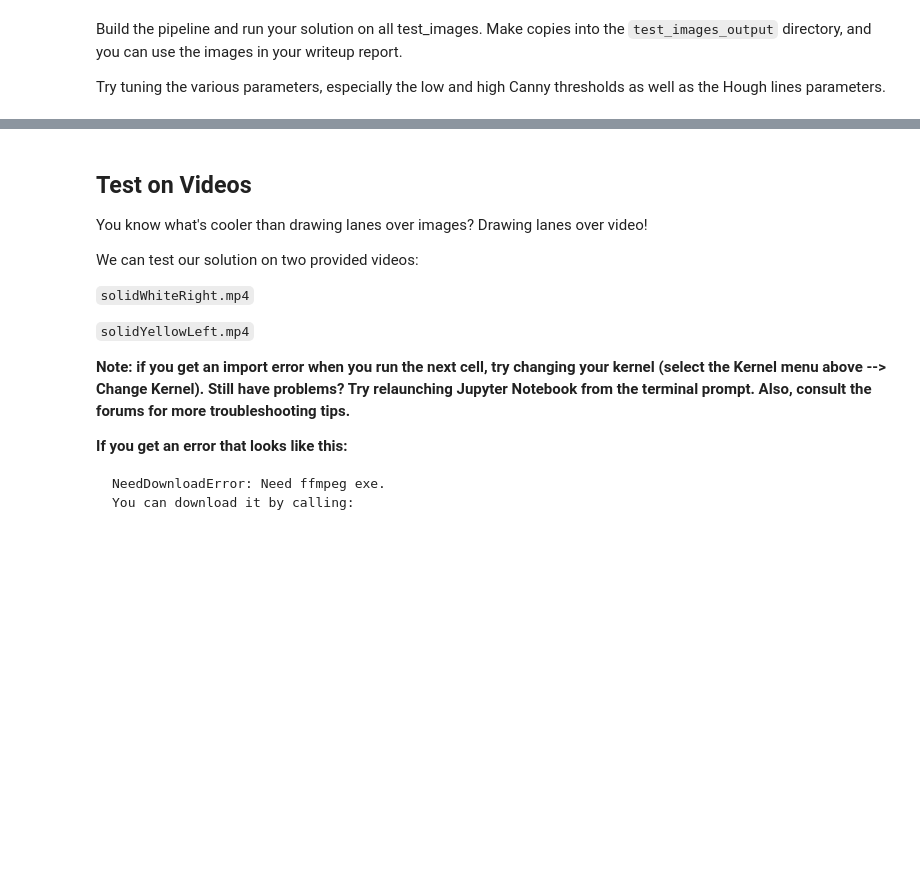
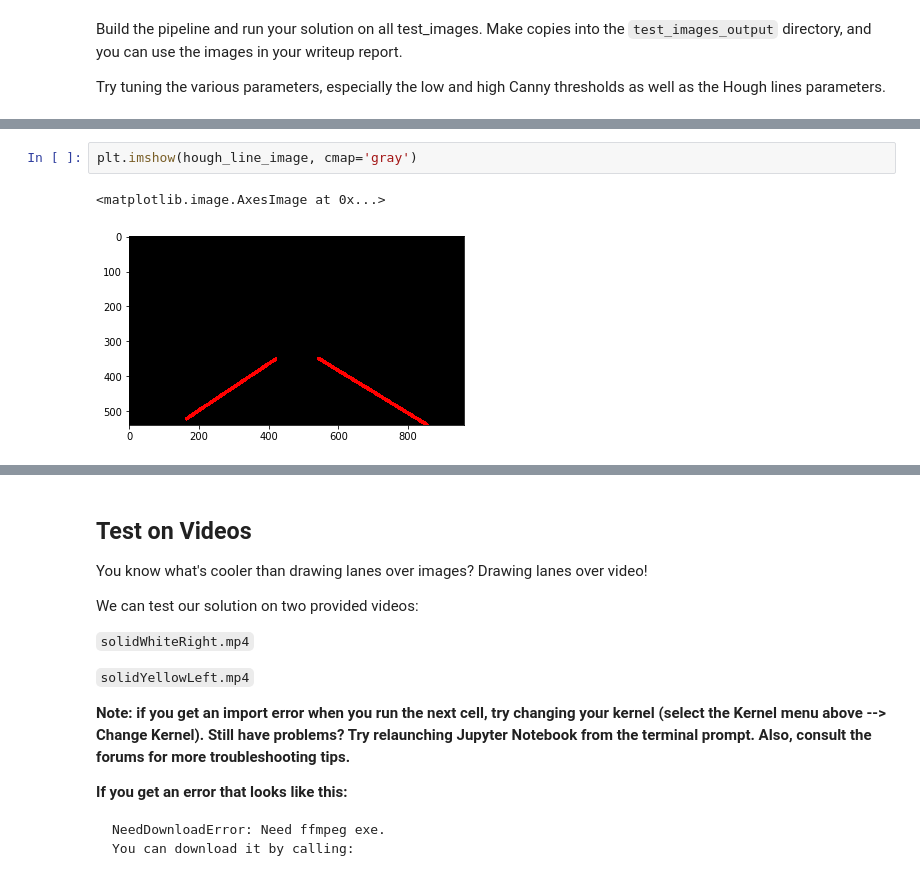
Before and after one commit to clockworks/nd-carnd-laneline-p1, a Jupyter notebook: P1.ipynb, the cells around one changed output, grey strips where cells are left out. Cells and saved outputs as stored; diff of their text form; blank space fills up the shorter version.

```diff
--- a/P1.ipynb
+++ b/P1.ipynb
@@ -306,3 +369,8 @@ array([[[ 82, 125, 162],
+# %%
+plt.imshow(hough_line_image, cmap='gray')
+# %% [output]
+<matplotlib.image.AxesImage at 0x...>
+[figure, added]
 # %%
 plt.imshow(np_image)
 # %% [output]
```
Also changed, not shown: parts of 13 cells of this notebook, 5 other files.
